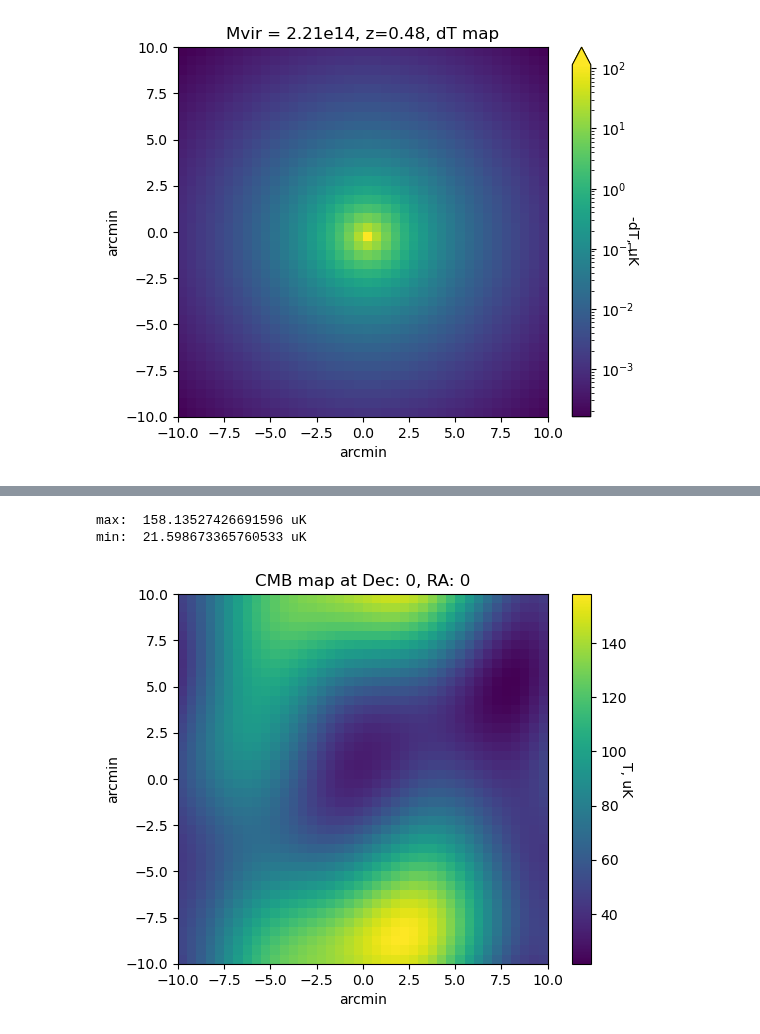
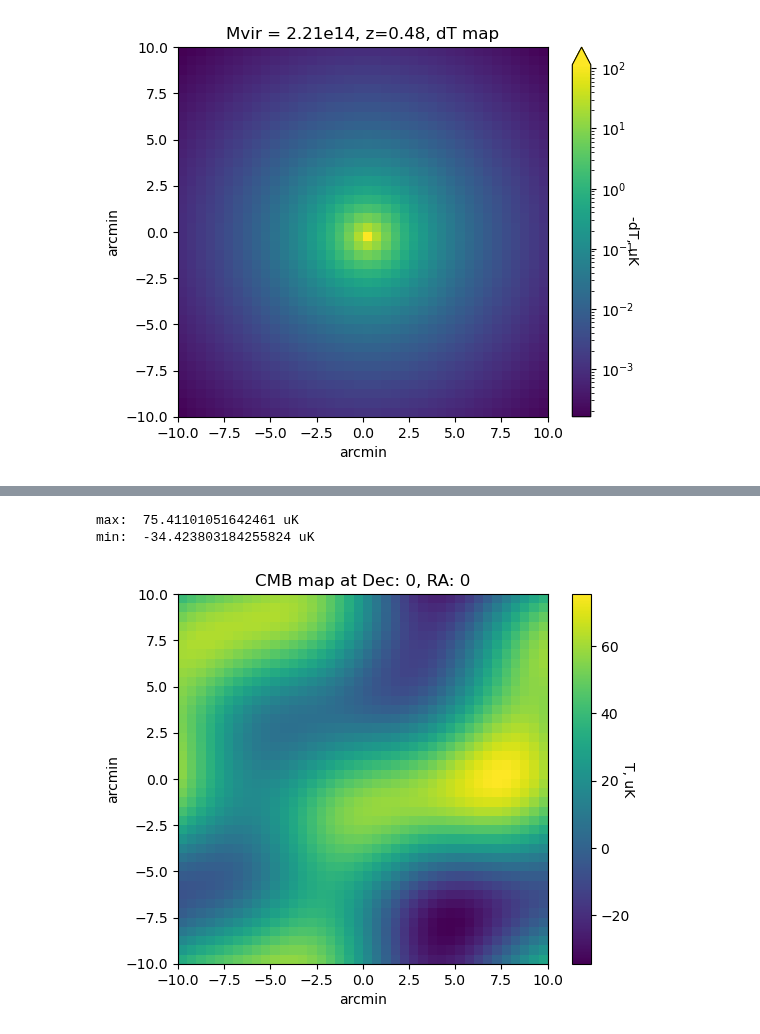
Before and after one commit to deepskies/DeepSZSim, a Jupyter notebook: run_sims.ipynb, the cells around one changed output, grey strips where cells are left out. Saved outputs shown, nothing was run; the diff lists cells and outputs as text; code cells hidden in the pictures.

```diff
--- a/run_sims.ipynb
+++ b/run_sims.ipynb
@@ -186,19 +169,19 @@ plt.show()
 # %%
-cmb_map = omap[0]*u.uK
+cmb_map = szcluster.make_cmb_map(shape=y_map.shape, pix_size=pix_size)*u.uK
 im = plt.imshow(cmb_map)
 cbar = plt.colorbar(im)
 im.set_extent([-width,width,-width,width])
 plt.title('CMB map at Dec: 0, RA: 0')
 plt.ylabel('arcmin')
 plt.xlabel('arcmin')
 cbar.set_label('T, uK', rotation=270)
 # This is in units of positive uK
 print("max: ", cmb_map.max())
 print("min: ", cmb_map.min())
 # %% [output]
-max:  158.13527426691596 uK
-min:  21.598673365760533 uK
+max:  75.41101051642461 uK
+min:  -34.423803184255824 uK
-[figure, old version]
+[figure, new version]
 # %%
 total_map = dT_map - cmb_map
 im = plt.imshow(total_map)
```
Also changed, not shown: parts of 6 cells of this notebook, 1 other file.
